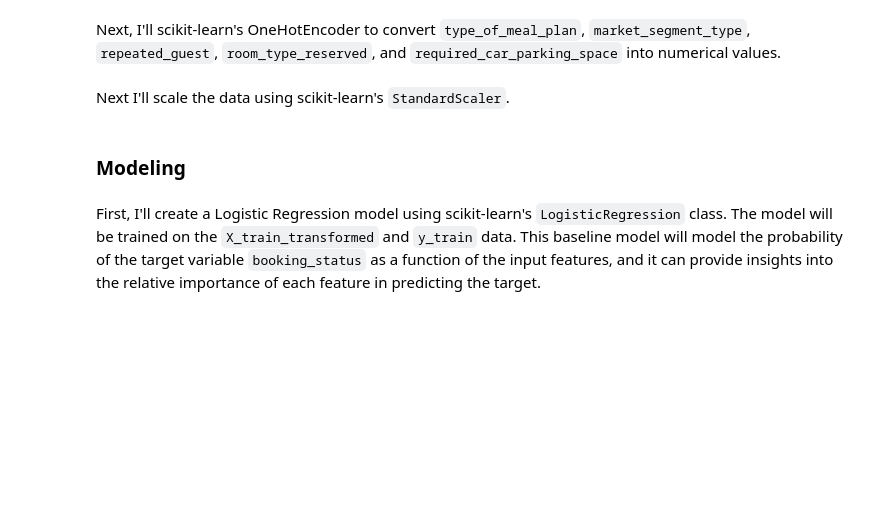
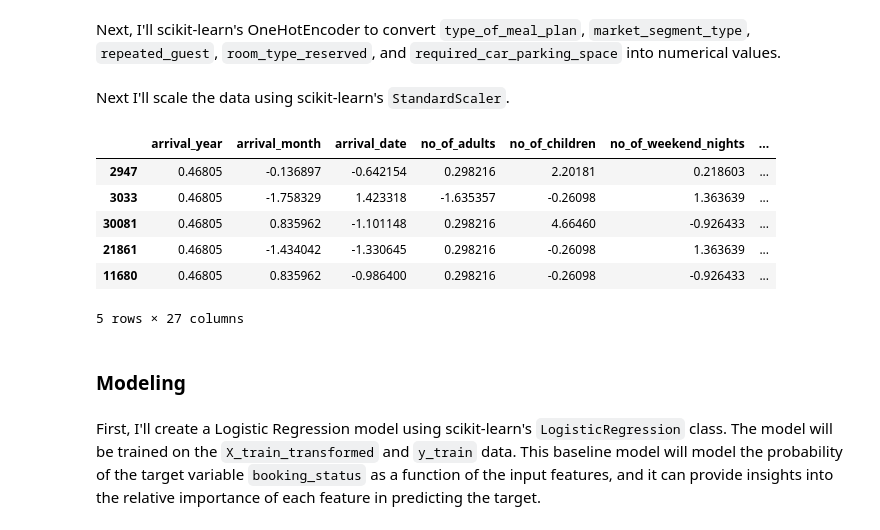
Before and after one commit to kev065/hotel-booking-cancellation-prediction, a Jupyter notebook: index.ipynb, the cells around one changed output. Drawn from its saved outputs; the diff is of its cells as text; code cells hidden in the pictures; blank space fills up the shorter version.

```diff
--- a/index.ipynb
+++ b/index.ipynb
@@ -187,6 +202,6 @@ y = df['booking_status']
 # %%
 # split dataset into train and test sets
 # set shuffle to True to randomize the dataset
-X_train, X_test, y_train, y_test = train_test_split(X, y, test_size=0.2, random_state=42, shuffle=True)
+X_train, X_test, y_train, y_test = train_test_split(X, y, shuffle=True, random_state=28)
 # %% [markdown]
 Next, I'll scikit-learn's OneHotEncoder to convert `type_of_meal_plan`, `market_segment_type`, `repeated_guest`, `room_type_reserved`, and `required_car_parking_space` into numerical values.
@@ -210,26 +236,46 @@ Next I'll scale the data using scikit-learn's `StandardScaler`.
 # create an instance of StandardScaler
 scaler = StandardScaler()
 
-# create df for numerical columns
-num_train = X_train[['no_of_adults', 'no_of_children', 'no_of_weekend_nights', 'no_of_week_nights', 'lead_time', 'arrival_year',
-                     'arrival_month', 'arrival_date', 'no_of_previous_cancellations', 'no_of_previous_bookings_not_canceled',
-                     'avg_price_per_room', 'no_of_special_requests']].copy()
+# Create dataframe with only quantitative variables
+quant_train = X_train[['arrival_year', 'arrival_month', 'arrival_date','no_of_adults', 'no_of_children',
+                   'no_of_weekend_nights', 'no_of_week_nights', 'lead_time', 'no_of_previous_cancellations',
+                   'no_of_previous_bookings_not_canceled', 'avg_price_per_room', 'no_of_special_requests']].copy()
 
-num_test = X_test[['no_of_adults', 'no_of_children', 'no_of_weekend_nights', 'no_of_week_nights', 'lead_time', 'arrival_year',
-                   'arrival_month', 'arrival_date', 'no_of_previous_cancellations', 'no_of_previous_bookings_not_canceled',
-                   'avg_price_per_room', 'no_of_special_requests']].copy()
+quant_test = X_test[['arrival_year', 'arrival_month', 'arrival_date','no_of_adults', 'no_of_children',
+                   'no_of_weekend_nights', 'no_of_week_nights', 'lead_time', 'no_of_previous_cancellations',
+                   'no_of_previous_bookings_not_canceled', 'avg_price_per_room', 'no_of_special_requests']].copy()
 
-# fit and transform
-scaler.fit_transform(num_train)
-scaler.transform(num_test)
+# Fit and transform the train data
+scaler.fit_transform(quant_train)
 
-# add scaled columns to df
-num_train_scaled = pd.DataFrame(scaler.transform(num_train), columns=num_train.columns, index=num_train.index)
-num_test_scaled = pd.DataFrame(scaler.transform(num_test), columns=num_test.columns, index=num_test.index)
+# Transform the test data
+scaler.transform(quant_test)
+
+# Create new dataframes with Scaler columns
+quant_train_scaler = pd.DataFrame(data=scaler.transform(quant_train),
+                                  columns=quant_train.columns,
+                                  index=quant_train.index)
+
+quant_test_scaler = pd.DataFrame(data=scaler.transform(quant_test),
+                                  columns=quant_test.columns,
+                                  index=quant_test.index)
 # %%
 # Append encoded and scaled columns to X_train_transformed and X_test_transformed
-X_train_transformed = pd.concat([cat_train_ohe, num_train_scaled], axis=1)
-X_test_transformed = pd.concat([cat_test_ohe, num_test_scaled], axis=1)
+# Append one hot encoded data back to dataframe
+X_train_transformed = pd.concat([quant_train_scaler, categorical_train_ohe], axis=1)
+
+X_test_transformed = pd.concat([quant_test_scaler, categorical_test_ohe], axis=1)
+
+# Preview new dataframe
+X_train_transformed.head()
+# %% [output]
+|  | arrival_year | arrival_month | arrival_date | no_of_adults | no_of_children | no_of_weekend_nights | ... |
+| 2947 | 0.46805 | -0.136897 | -0.642154 | 0.298216 | 2.20181 | 0.218603 | ... |
+| 3033 | 0.46805 | -1.758329 | 1.423318 | -1.635357 | -0.26098 | 1.363639 | ... |
+| 30081 | 0.46805 | 0.835962 | -1.101148 | 0.298216 | 4.66460 | -0.926433 | ... |
+| 21861 | 0.46805 | -1.434042 | -1.330645 | 0.298216 | -0.26098 | 1.363639 | ... |
+| 11680 | 0.46805 | 0.835962 | -0.986400 | 0.298216 | -0.26098 | -0.926433 | ... |
+5 rows × 27 columns
 # %% [markdown]
 ### Modeling
 # %% [markdown]
```
Also changed, not shown: parts of 10 cells of this notebook.
